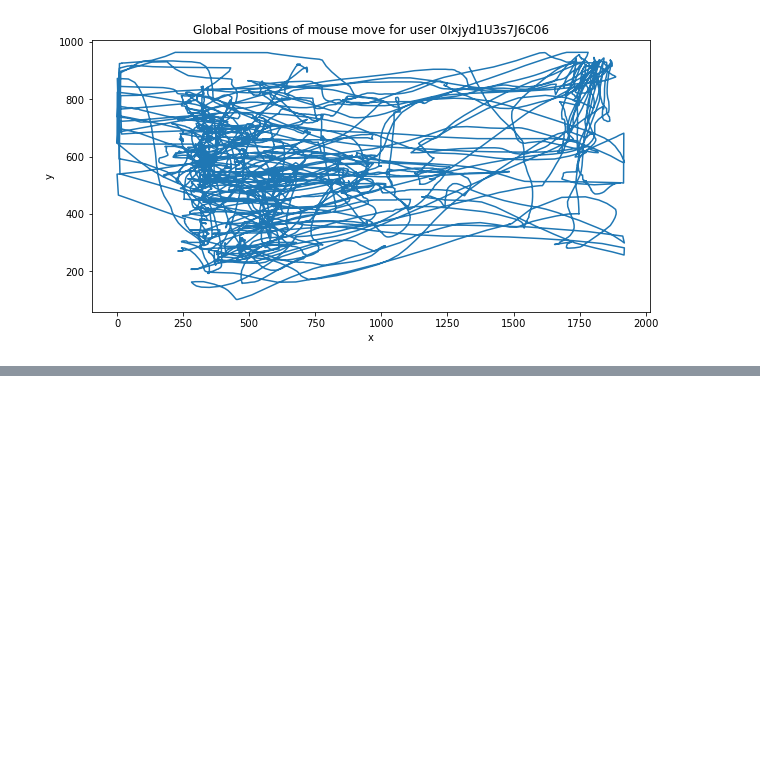
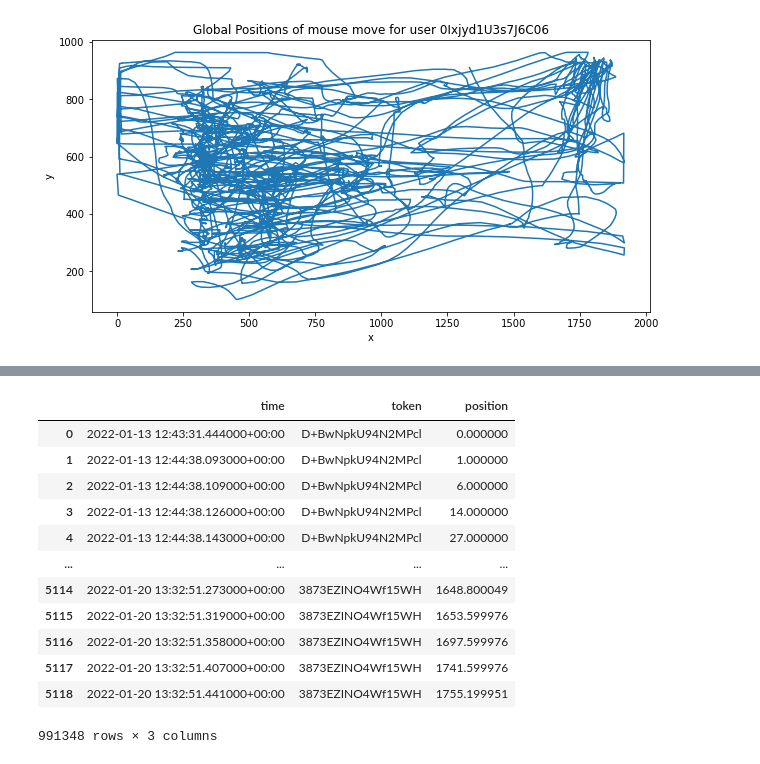
Before and after one commit to shalakasatheesh/mouse-dynamics-unofficial, a Jupyter notebook: data_analysis.ipynb, the cells around one changed output, grey strips where cells are left out. Drawn from its saved outputs; the diff is of its cells as text; code cells hidden in the pictures; blank space fills up the shorter version.

```diff
--- a/data_analysis.ipynb
+++ b/data_analysis.ipynb
@@ -181,0 +233,18 @@ time_scroll = df_scroll['time']
+# %%
+reduced_scroll = df_scroll
+reduced_scroll.dropna()
+reduced_scroll.drop(columns=['event','Unnamed: 0'])
+# %% [output]
+|  | time | token | position |
+| 0 | 2022-01-13 12:43:31.444000+00:00 | D+BwNpkU94N2MPcl | 0.000000 |
+| 1 | 2022-01-13 12:44:38.093000+00:00 | D+BwNpkU94N2MPcl | 1.000000 |
+| 2 | 2022-01-13 12:44:38.109000+00:00 | D+BwNpkU94N2MPcl | 6.000000 |
+| 3 | 2022-01-13 12:44:38.126000+00:00 | D+BwNpkU94N2MPcl | 14.000000 |
+| 4 | 2022-01-13 12:44:38.143000+00:00 | D+BwNpkU94N2MPcl | 27.000000 |
+| ... | ... | ... | ... |
+| 5114 | 2022-01-20 13:32:51.273000+00:00 | 3873EZINO4Wf15WH | 1648.800049 |
+| 5115 | 2022-01-20 13:32:51.319000+00:00 | 3873EZINO4Wf15WH | 1653.599976 |
+| 5116 | 2022-01-20 13:32:51.358000+00:00 | 3873EZINO4Wf15WH | 1697.599976 |
+| 5117 | 2022-01-20 13:32:51.407000+00:00 | 3873EZINO4Wf15WH | 1741.599976 |
+| 5118 | 2022-01-20 13:32:51.441000+00:00 | 3873EZINO4Wf15WH | 1755.199951 |
+991348 rows × 3 columns
```
Also changed, not shown: parts of 7 cells of this notebook.
